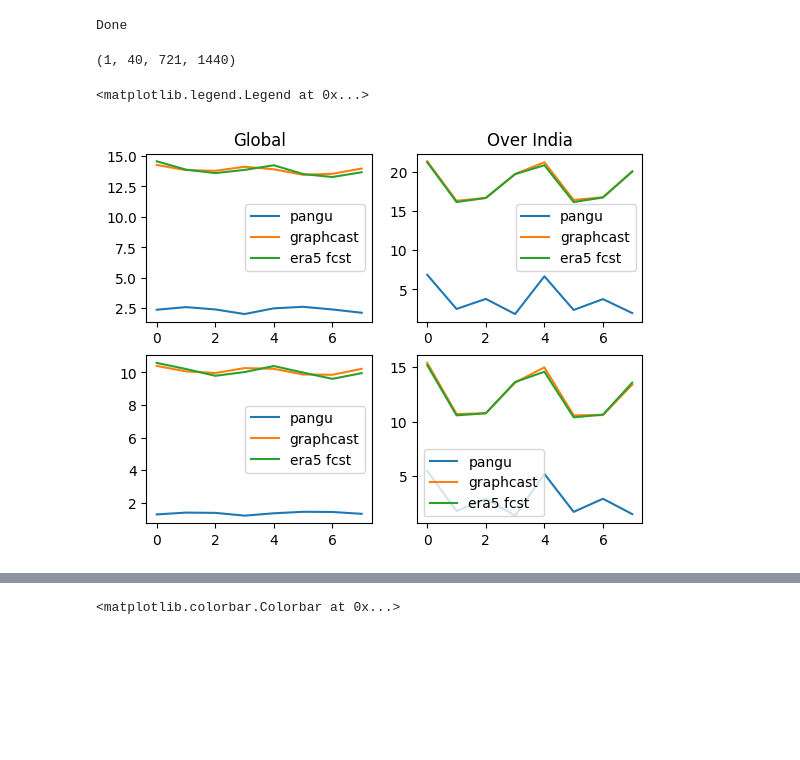
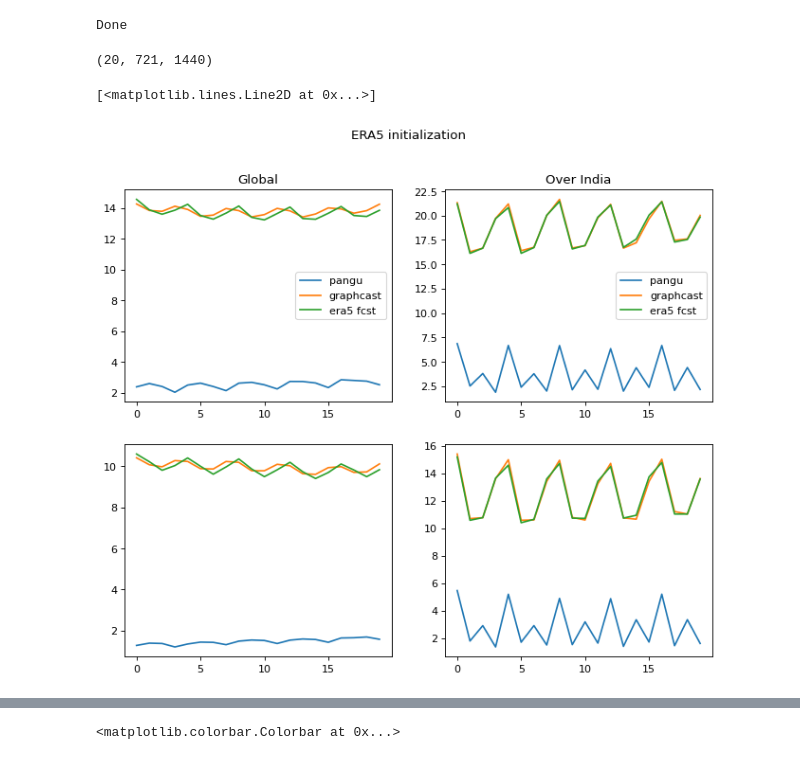
Before and after one commit to amangupta2/ai_weather, a Jupyter notebook: docs/source/wbx_quickstart.ipynb, the cells around one changed output, grey strips where cells are left out. Saved outputs shown, nothing was run; the diff lists cells and outputs as text; code cells hidden in the pictures; blank space fills up the shorter version.

```diff
--- a/docs/source/wbx_quickstart.ipynb
+++ b/docs/source/wbx_quickstart.ipynb
@@ -183,10 +183,6 @@ data_era5_fcst     = ds_era5_fcst.sel(time=slice(time1, time1))
 print('Done')
 # %% [output]
 Done
-# %%
-data_pangu['2m_temperature'].shape
-# %% [output]
-(1, 40, 721, 1440)
 # %%
 #data_hres
 #data_pangu
@@ -194,7 +190,7 @@ data_pangu['2m_temperature'].shape
 #data_fuxi
 
 p1=0
-p2=30
+p2=20
 
 lat = data_era5['latitude'].values
 lon = data_era5['longitude'].values
@@ -251,6 +247,10 @@ v_era5_fcst     = data_era5_fcst['10m_v_component_of_wind'][0,p1:p2,:,:].values
 
 # example
 #t_fuxi.shape
+# %%
+t_hres.shape
+# %% [output]
+(20, 721, 1440)
 # %%
 # Compute latitude weighted RMSE wrt ERA5: globally and over India
 def RMSE(pred, truth, lat):
@@ -283,53 +306,37 @@ def ACC(pred, truth, lat):
 # %%
-# ---------- RMSE for ERA5 initialized models ------------------------------
-rmse_pangu_global    , rmse_pangu_india     = RMSE(t_pangu,t_era5,lat)
-rmse_graphcast_global, rmse_graphcast_india = RMSE(t_graphcast,t_era5,lat)
-rmse_fuxi_global     , rmse_fuxi_india      = RMSE(t_fuxi,t_era5,lat)
-rmse_era5fcst_global , rmse_era5fcst_india  = RMSE(t_era5_fcst,t_era5,lat)
-# ---------- MAE for ERA5 initialized models ------------------------------
-mae_pangu_global    , mae_pangu_india     = MAE(t_pangu,t_era5,lat)
-mae_graphcast_global, mae_graphcast_india = MAE(t_graphcast,t_era5,lat)
-mae_fuxi_global     , mae_fuxi_india      = MAE(t_fuxi,t_era5,lat)
-mae_era5fcst_global , mae_era5fcst_india  = MAE(t_era5_fcst,t_era5,lat)
+# RMSE AND MAE FOR ERA5 initialization
 
-
-# ---------- RMSE for HRES initialized models) -----------------------------
-rmse_panguoper_global    , rmse_panguoper_india     = RMSE(t_panguoper,t_hres,lat)
-rmse_graphcastopen_global, rmse_graphcastoper_india = RMSE(t_graphcastoper,t_hres,lat)
-# ---------- MAE for HRES initialized models) -----------------------------
-mae_panguoper_global    , rmse_panguoper_india     = MAE(t_panguoper,t_hres,lat)
-mae_graphcastopen_global, rmse_graphcastoper_india = MAE(t_graphcastoper,t_hres,lat)
-
-
+fig=plt.figure(figsize=(10, 8), dpi= 80, facecolor='w', edgecolor='k')
+fig.suptitle('ERA5 initialization')
 plt.subplot(221)
 plt.plot(rmse_pangu_global, label='pangu')
 plt.plot(rmse_graphcast_global, label='graphcast')
 plt.plot(rmse_era5fcst_global, label='era5 fcst')
 #plt.plot(rmse_fuxi_global)
 plt.title('Global')
 plt.legend()
 
 plt.subplot(222)
 plt.plot(rmse_pangu_india, label='pangu')
 plt.plot(rmse_graphcast_india, label='graphcast')
 plt.plot(rmse_era5fcst_india, label='era5 fcst')
 #plt.plot(rmse_fuxi_india)
 plt.title('Over India')
 plt.legend()
 
 plt.subplot(223)
 plt.plot(mae_pangu_global, label='pangu')
 plt.plot(mae_graphcast_global, label='graphcast')
 plt.plot(mae_era5fcst_global, label='era5 fcst')
 #plt.plot(rmse_fuxi_global)
-plt.legend()
+#plt.legend()
 
 plt.subplot(224)
 plt.plot(mae_pangu_india, label='pangu')
 plt.plot(mae_graphcast_india, label='graphcast')
 plt.plot(mae_era5fcst_india, label='era5 fcst')
 #plt.plot(rmse_fuxi_global)
-plt.legend()
+#plt.legend()
 # %% [output]
-<matplotlib.legend.Legend at 0x...>
+[<matplotlib.lines.Line2D at 0x...>]
-[figure, old version]
+[figure, new version]
```
Also changed, not shown: parts of 4 cells of this notebook.
